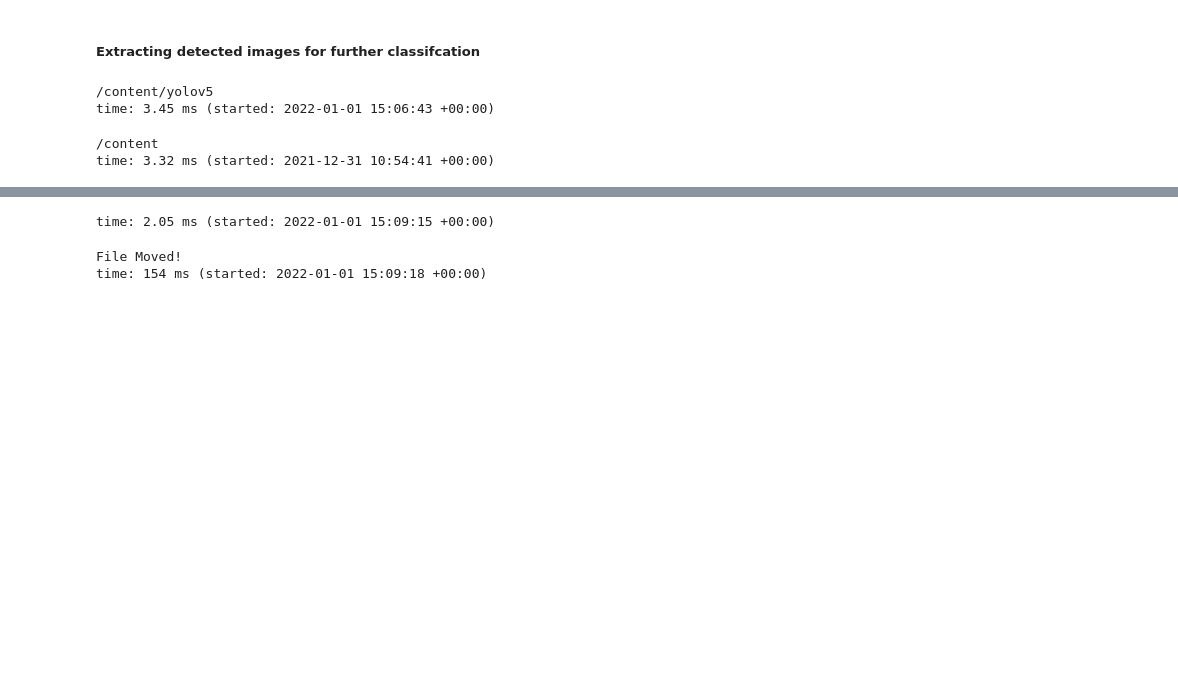
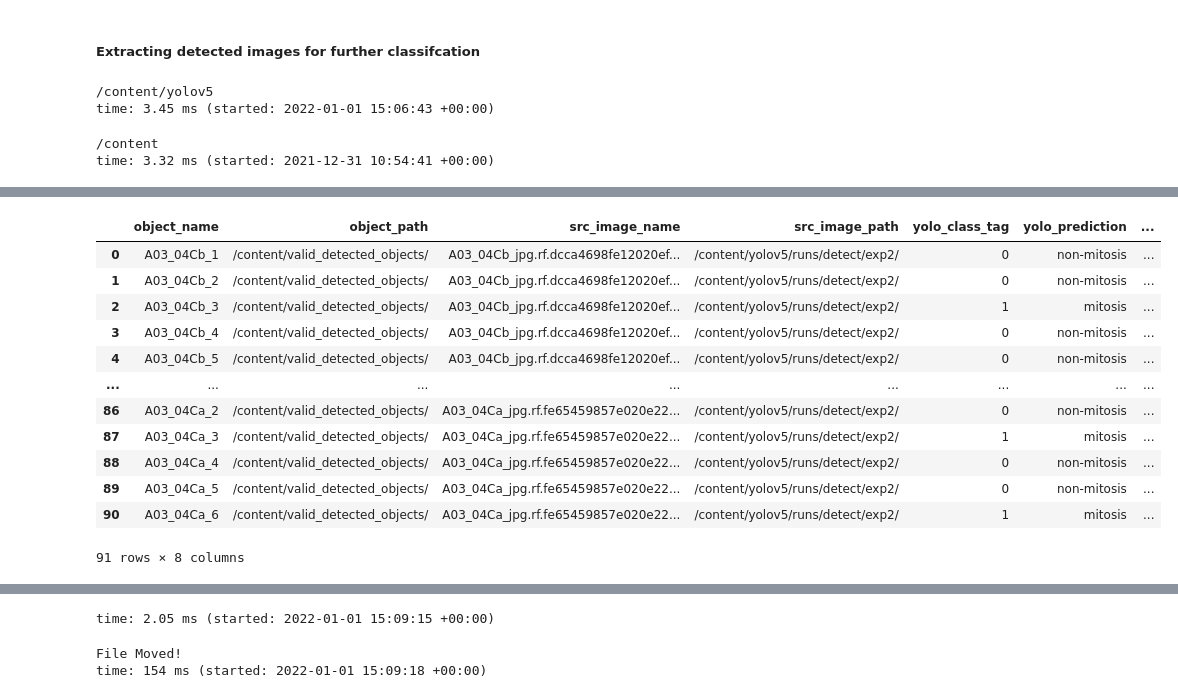
Before and after one commit to akp3210/Mitosis-Detection-, a Jupyter notebook: Mitosis_Det_YOLOv5.ipynb, the cells around one changed output, grey strips where cells are left out. Saved outputs shown, nothing was run; the diff lists cells and outputs as text; code cells hidden in the pictures; blank space fills up the shorter version.

Commit message:
Initiate Efficient Training

```diff
--- a/Mitosis_Det_YOLOv5.ipynb
+++ b/Mitosis_Det_YOLOv5.ipynb
@@ -597,18 +657,25 @@ time: 8.5 ms (started: 2022-01-01 15:35:33 +00:00)
 # %%
+valid_detected_image_path = "/content/yolov5/runs/detect/exp2/"
+valid_detected_label_path = "/content/yolov5/runs/detect/exp2/labels/"
+
+
+valid_detected_image_filename = get_data_filenames(valid_detected_image_path)
+len(valid_detected_image_filename)
+
 #!rm -rf "/content/train_detected_objects"
 
 #image_ext="jpg"
 #label_ext="txt"
 object_dict = {1:"mitosis", 0:"non-mitosis"}
-target_path = "/content/train_detected_objects/"
+valid_objects_target_path = "/content/valid_detected_objects/"
 remove_folder(target_path)
 os.mkdir(target_path)
 newsize = (224, 224)
-df_yolo_detected = extract_object(train_detected_image_filename,
+df_yolo_valid = extract_object(valid_detected_image_filename,
                           newsize,
-                          target_path,
+                          valid_objects_target_path,
                           object_dict,
-                          train_detected_image_path,
-                          train_detected_label_path,
+                          valid_detected_image_path,
+                          valid_detected_label_path,
                           "jpg","txt")
-df_yolo_detected.shape
+df_yolo_valid.shape
@@ -658,0 +699,16 @@ time: 34.4 ms (started: 2022-01-01 15:09:05 +00:00)
+# %%
+df_yolo_valid
+# %% [output]
+|  | object_name | object_path | src_image_name | src_image_path | yolo_class_tag | yolo_prediction | ... |
+| 0 | A03_04Cb_1 | /content/valid_detected_objects/ | A03_04Cb_jpg.rf.dcca4698fe12020ef... | /content/yolov5/runs/detect/exp2/ | 0 | non-mitosis | ... |
+| 1 | A03_04Cb_2 | /content/valid_detected_objects/ | A03_04Cb_jpg.rf.dcca4698fe12020ef... | /content/yolov5/runs/detect/exp2/ | 0 | non-mitosis | ... |
+| 2 | A03_04Cb_3 | /content/valid_detected_objects/ | A03_04Cb_jpg.rf.dcca4698fe12020ef... | /content/yolov5/runs/detect/exp2/ | 1 | mitosis | ... |
+| 3 | A03_04Cb_4 | /content/valid_detected_objects/ | A03_04Cb_jpg.rf.dcca4698fe12020ef... | /content/yolov5/runs/detect/exp2/ | 0 | non-mitosis | ... |
+| 4 | A03_04Cb_5 | /content/valid_detected_objects/ | A03_04Cb_jpg.rf.dcca4698fe12020ef... | /content/yolov5/runs/detect/exp2/ | 0 | non-mitosis | ... |
+| ... | ... | ... | ... | ... | ... | ... | ... |
+| 86 | A03_04Ca_2 | /content/valid_detected_objects/ | A03_04Ca_jpg.rf.fe65459857e020e22... | /content/yolov5/runs/detect/exp2/ | 0 | non-mitosis | ... |
+| 87 | A03_04Ca_3 | /content/valid_detected_objects/ | A03_04Ca_jpg.rf.fe65459857e020e22... | /content/yolov5/runs/detect/exp2/ | 1 | mitosis | ... |
+| 88 | A03_04Ca_4 | /content/valid_detected_objects/ | A03_04Ca_jpg.rf.fe65459857e020e22... | /content/yolov5/runs/detect/exp2/ | 0 | non-mitosis | ... |
+| 89 | A03_04Ca_5 | /content/valid_detected_objects/ | A03_04Ca_jpg.rf.fe65459857e020e22... | /content/yolov5/runs/detect/exp2/ | 0 | non-mitosis | ... |
+| 90 | A03_04Ca_6 | /content/valid_detected_objects/ | A03_04Ca_jpg.rf.fe65459857e020e22... | /content/yolov5/runs/detect/exp2/ | 1 | mitosis | ... |
+91 rows × 8 columns
```
Also changed, not shown: parts of 28 cells of this notebook.
